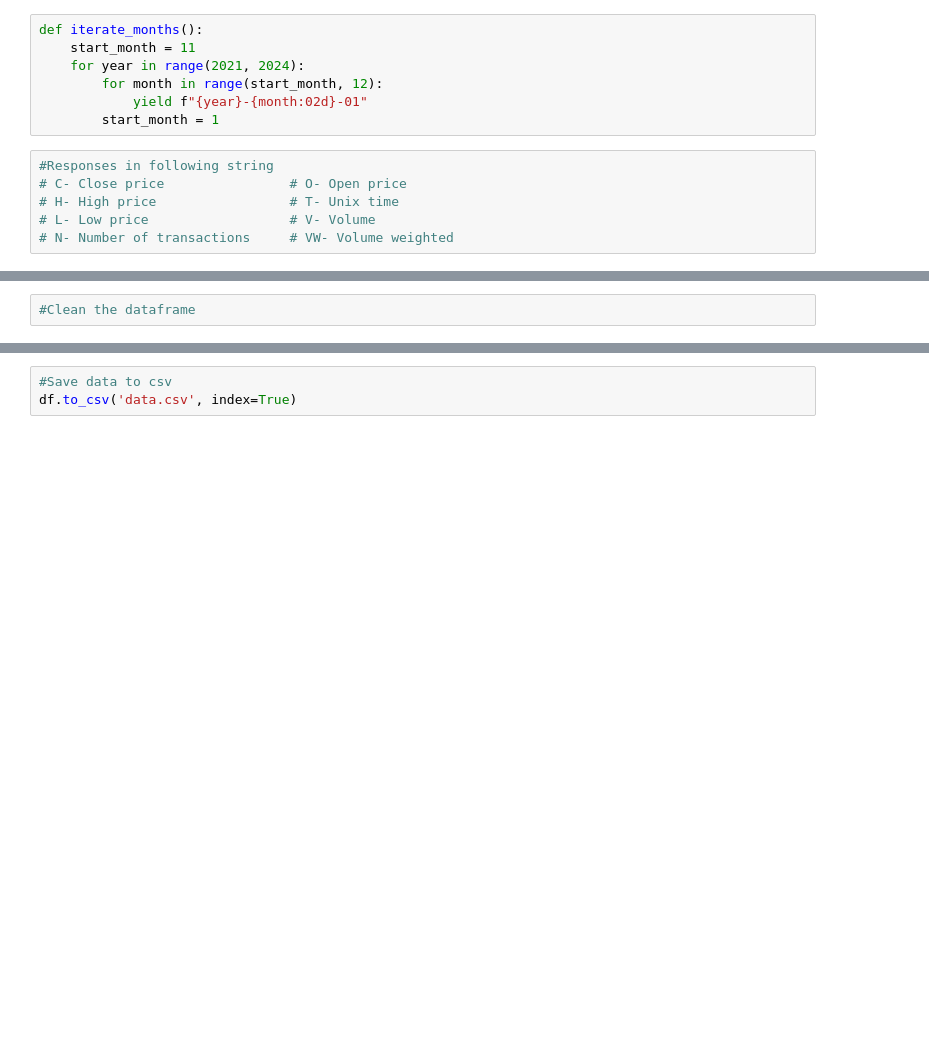
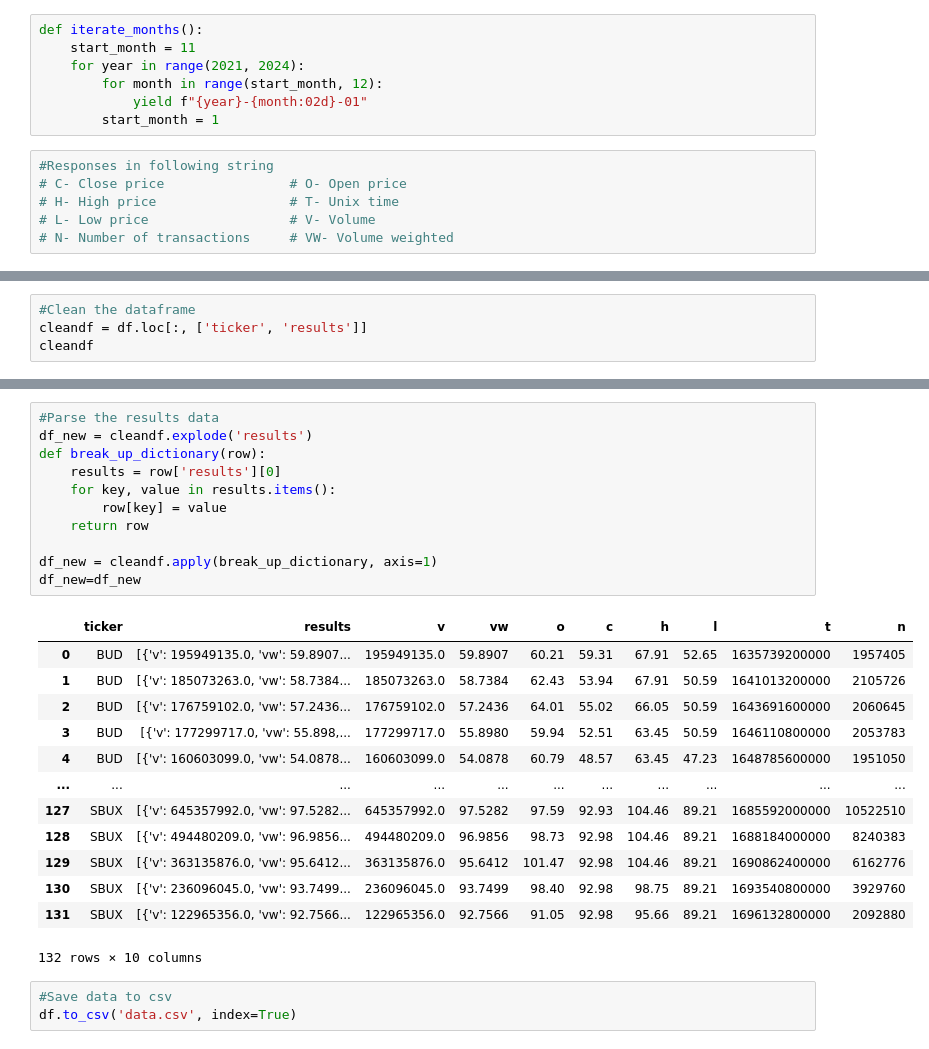
Before and after one commit to DKAce330/Project-1, a Jupyter notebook: Data_Extraction.ipynb, the cells around one changed output, grey strips where cells are left out. Drawn from its saved outputs; the diff is of its cells as text; blank space fills up the shorter version.

```diff
--- a/Data_Extraction.ipynb
+++ b/Data_Extraction.ipynb
@@ -94,2 +93,4 @@ df.head()
 # %%
 #Clean the dataframe
+cleandf = df.loc[:, ['ticker', 'results']]
+cleandf
@@ -96,3 +111,28 @@ df.head()
+# %%
+#Parse the results data
+df_new = cleandf.explode('results')
+def break_up_dictionary(row):
+    results = row['results'][0]
+    for key, value in results.items():
+        row[key] = value
+    return row
+
+df_new = cleandf.apply(break_up_dictionary, axis=1)
+df_new=df_new
+# %% [output]
+|  | ticker | results | v | vw | o | c | h | l | t | n |
+| 0 | BUD | [{'v': 195949135.0, 'vw': 59.8907... | 195949135.0 | 59.8907 | 60.21 | 59.31 | 67.91 | 52.65 | 1635739200000 | 1957405 |
+| 1 | BUD | [{'v': 185073263.0, 'vw': 58.7384... | 185073263.0 | 58.7384 | 62.43 | 53.94 | 67.91 | 50.59 | 1641013200000 | 2105726 |
+| 2 | BUD | [{'v': 176759102.0, 'vw': 57.2436... | 176759102.0 | 57.2436 | 64.01 | 55.02 | 66.05 | 50.59 | 1643691600000 | 2060645 |
+| 3 | BUD | [{'v': 177299717.0, 'vw': 55.898,... | 177299717.0 | 55.8980 | 59.94 | 52.51 | 63.45 | 50.59 | 1646110800000 | 2053783 |
+| 4 | BUD | [{'v': 160603099.0, 'vw': 54.0878... | 160603099.0 | 54.0878 | 60.79 | 48.57 | 63.45 | 47.23 | 1648785600000 | 1951050 |
+| ... | ... | ... | ... | ... | ... | ... | ... | ... | ... | ... |
+| 127 | SBUX | [{'v': 645357992.0, 'vw': 97.5282... | 645357992.0 | 97.5282 | 97.59 | 92.93 | 104.46 | 89.21 | 1685592000000 | 10522510 |
+| 128 | SBUX | [{'v': 494480209.0, 'vw': 96.9856... | 494480209.0 | 96.9856 | 98.73 | 92.98 | 104.46 | 89.21 | 1688184000000 | 8240383 |
+| 129 | SBUX | [{'v': 363135876.0, 'vw': 95.6412... | 363135876.0 | 95.6412 | 101.47 | 92.98 | 104.46 | 89.21 | 1690862400000 | 6162776 |
+| 130 | SBUX | [{'v': 236096045.0, 'vw': 93.7499... | 236096045.0 | 93.7499 | 98.40 | 92.98 | 98.75 | 89.21 | 1693540800000 | 3929760 |
+| 131 | SBUX | [{'v': 122965356.0, 'vw': 92.7566... | 122965356.0 | 92.7566 | 91.05 | 92.98 | 95.66 | 89.21 | 1696132800000 | 2092880 |
+132 rows × 10 columns
 # %%
 #Save data to csv
 df.to_csv('data.csv', index=True)
```
Also changed, not shown: parts of 4 cells of this notebook, 5 other files.
